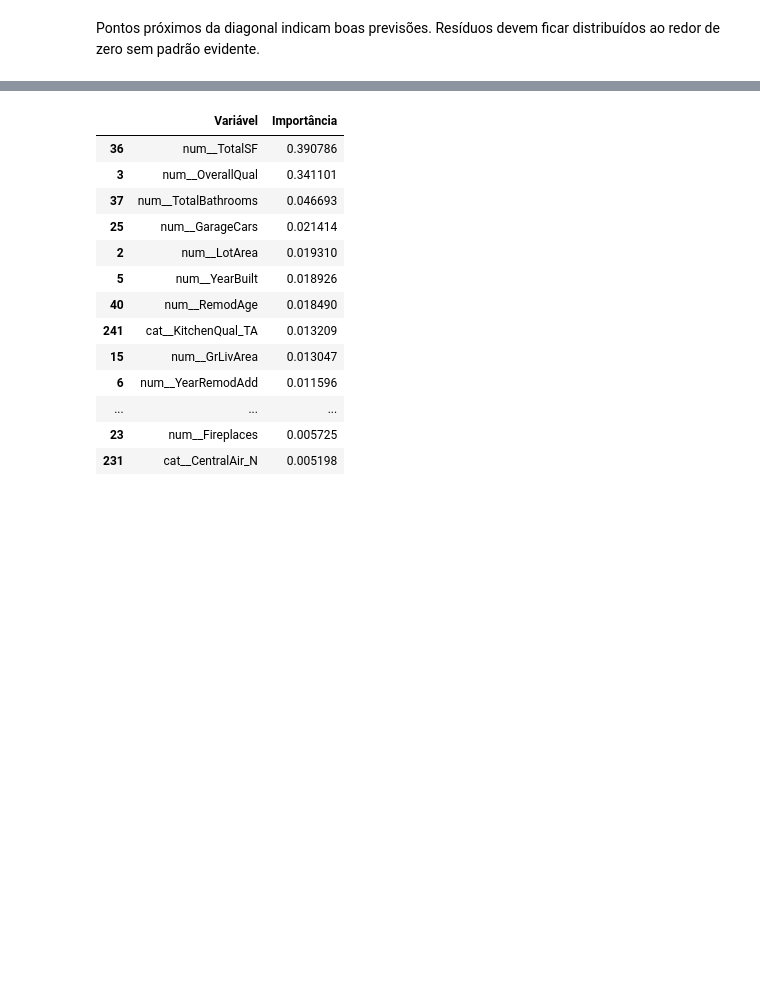
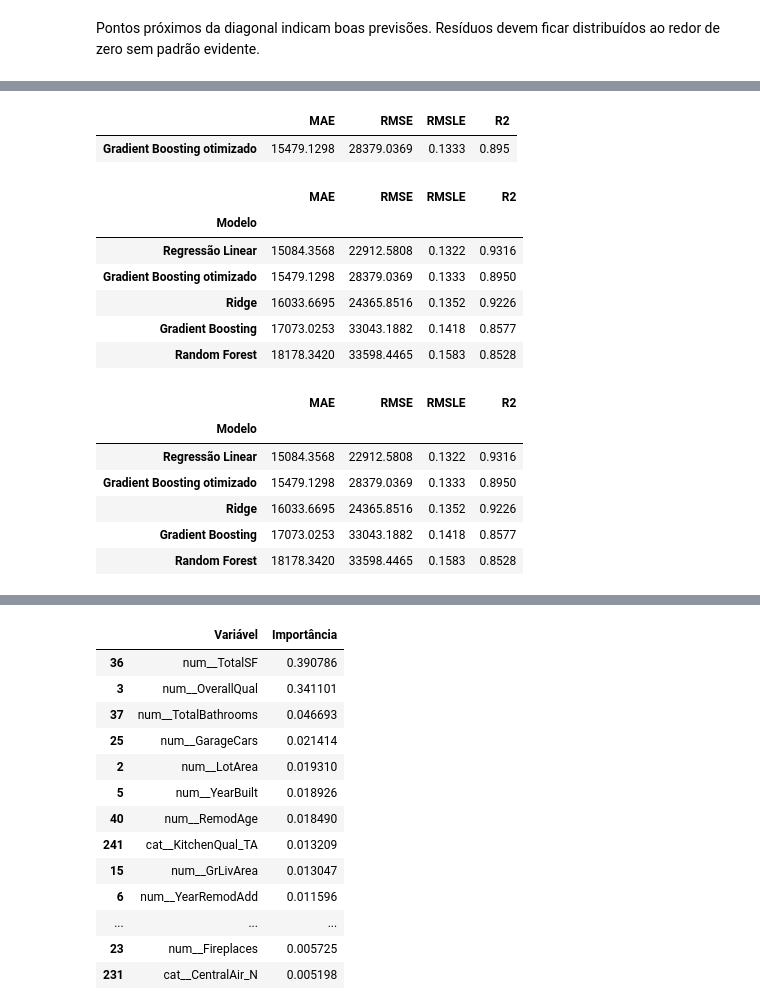
Before and after one commit to sevla7/Projeto-Trainee-Dados, a Jupyter notebook: projeto_trainee.ipynb, the cells around one changed output, grey strips where cells are left out. Drawn from its saved outputs; the diff is of its cells as text; code cells hidden in the pictures; blank space fills up the shorter version.

```diff
--- a/projeto_trainee.ipynb
+++ b/projeto_trainee.ipynb
@@ -474,0 +533,45 @@ Pontos próximos da diagonal indicam boas previsões. Resíduos devem ficar dist
+# %%
+# Avaliação do modelo otimizado no conjunto de validação
+tuned_pipeline = random_search.best_estimator_
+
+tuned_pred_log = tuned_pipeline.predict(X_valid)
+tuned_real = np.expm1(y_valid)
+tuned_pred = np.clip(np.expm1(tuned_pred_log), 0, None)
+
+tuned_metrics = pd.DataFrame({
+    'MAE': [mean_absolute_error(tuned_real, tuned_pred)],
+    'RMSE': [mean_squared_error(tuned_real, tuned_pred) ** 0.5],
+    'RMSLE': [mean_squared_log_error(tuned_real, tuned_pred) ** 0.5],
+    'R2': [r2_score(tuned_real, tuned_pred)]
+}, index=['Gradient Boosting otimizado'])
+
+tuned_metrics.round(4)
+# %% [output]
+|  | MAE | RMSE | RMSLE | R2 |
+| Gradient Boosting otimizado | 15479.1298 | 28379.0369 | 0.1333 | 0.895 |
+# %%
+# Inclui o modelo otimizado na comparação geral
+results_df.loc['Gradient Boosting otimizado'] = tuned_metrics.iloc[0]
+results_df = results_df.sort_values('RMSLE')
+
+fitted['Gradient Boosting otimizado'] = tuned_pipeline
+
+best_name = results_df.index[0]
+best_pipeline = fitted[best_name]
+
+results_df.round(4)
+# %% [output]
+|  | MAE | RMSE | RMSLE | R2 |
+| Modelo |  |  |  |  |
+| Regressão Linear | 15084.3568 | 22912.5808 | 0.1322 | 0.9316 |
+| Gradient Boosting otimizado | 15479.1298 | 28379.0369 | 0.1333 | 0.8950 |
+| Ridge | 16033.6695 | 24365.8516 | 0.1352 | 0.9226 |
+| Gradient Boosting | 17073.0253 | 33043.1882 | 0.1418 | 0.8577 |
+| Random Forest | 18178.3420 | 33598.4465 | 0.1583 | 0.8528 |
+|  | MAE | RMSE | RMSLE | R2 |
+| Modelo |  |  |  |  |
+| Regressão Linear | 15084.3568 | 22912.5808 | 0.1322 | 0.9316 |
+| Gradient Boosting otimizado | 15479.1298 | 28379.0369 | 0.1333 | 0.8950 |
+| Ridge | 16033.6695 | 24365.8516 | 0.1352 | 0.9226 |
+| Gradient Boosting | 17073.0253 | 33043.1882 | 0.1418 | 0.8577 |
+| Random Forest | 18178.3420 | 33598.4465 | 0.1583 | 0.8528 |
```
Also changed, not shown: parts of 17 cells of this notebook.
